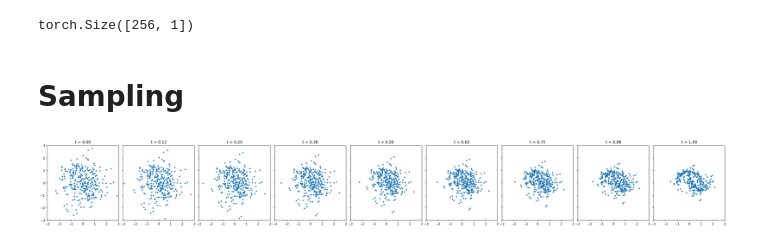
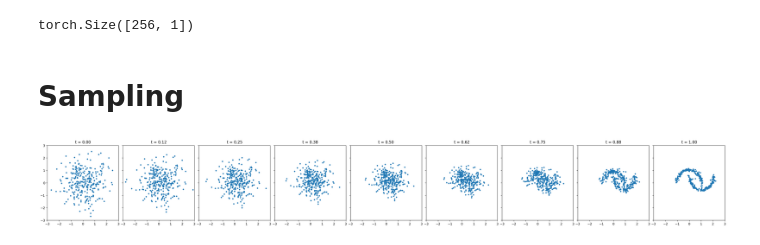
Before and after one commit to dmitrymailk/vision_genai, a Jupyter notebook: minimal_diffusion/mnist_learning/flow_matching/standalone_flow_matching.ipynb, the cells around one changed output. Drawn from its saved outputs; the diff is of its cells as text; code cells hidden in the pictures.

```diff
--- a/minimal_diffusion/mnist_learning/flow_matching/standalone_flow_matching.ipynb
+++ b/minimal_diffusion/mnist_learning/flow_matching/standalone_flow_matching.ipynb
@@ -29,12 +29,12 @@ class Flow(nn.Module):
         #     x_t=x_t + self(x_t=x_t, t=t_start) * (t_end - t_start) / 2,
         # )
         noise_pred_v0 = x_t + self(x_t=x_t, t=t_start) * (t_end - t_start) / 2
-        # noise_prediction_v2 = self(
-        #     t=t_start + (t_end - t_start) / 2,
-        #     x_t=noise_pred_v0,
-        # )
-        # return x_t + (t_end - t_start) * noise_prediction_v2
-        return noise_pred_v0
+        noise_prediction_v2 = self(
+            t=t_start + (t_end - t_start) / 2,
+            x_t=noise_pred_v0,
+        )
+        return x_t + (t_end - t_start) * noise_prediction_v2
+        # return noise_pred_v0
 # %% [markdown]
 # Training
 # %%
@@ -63,23 +63,22 @@ torch.Size([256, 1])
 # %%
 # initial data
 x = torch.randn(300, 2)
 n_steps = 8
 # n_steps = 4
 fig, axes = plt.subplots(1, n_steps + 1, figsize=(30, 4), sharex=True, sharey=True)
 time_steps = torch.linspace(0, 1.0, n_steps + 1)
 
 axes[0].scatter(x.detach()[:, 0], x.detach()[:, 1], s=10)
 axes[0].set_title(f"t = {time_steps[0]:.2f}")
 axes[0].set_xlim(-3.0, 3.0)
 axes[0].set_ylim(-3.0, 3.0)
 
 for i in range(n_steps):
-    # x = flow.step(x_t=x, t_start=time_steps[i], t_end=time_steps[i + 1])
-    x = flow.step(x_t=x, t_start=time_steps[i])
+    x = flow.step(x_t=x, t_start=time_steps[i], t_end=time_steps[i + 1])
     axes[i + 1].scatter(x.detach()[:, 0], x.detach()[:, 1], s=10)
     axes[i + 1].set_title(f"t = {time_steps[i + 1]:.2f}")
 
 plt.tight_layout()
 plt.show()
 # %% [output]
-[figure, old version]
+[figure, new version]
```
Also changed, not shown: 2 other files.
